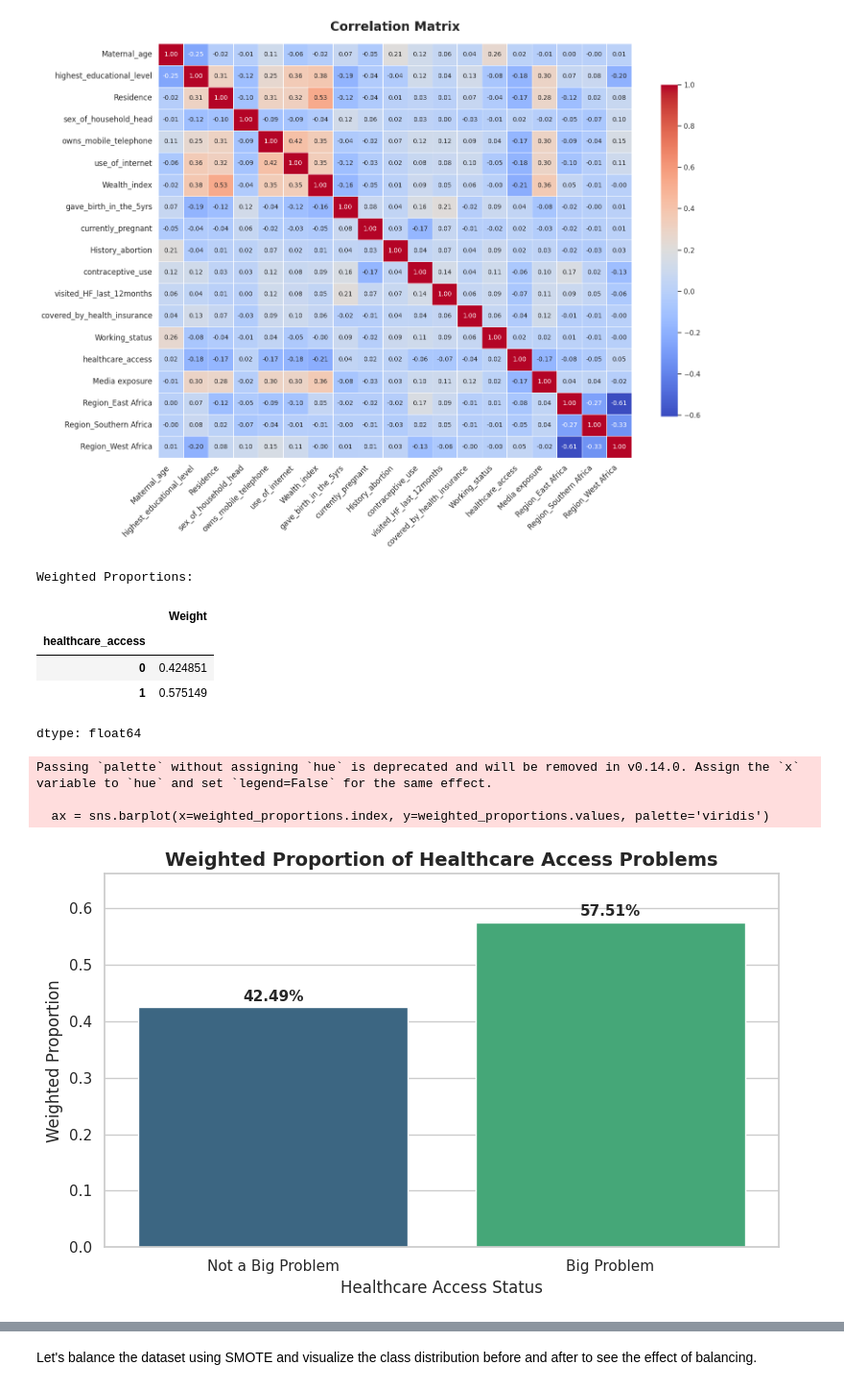
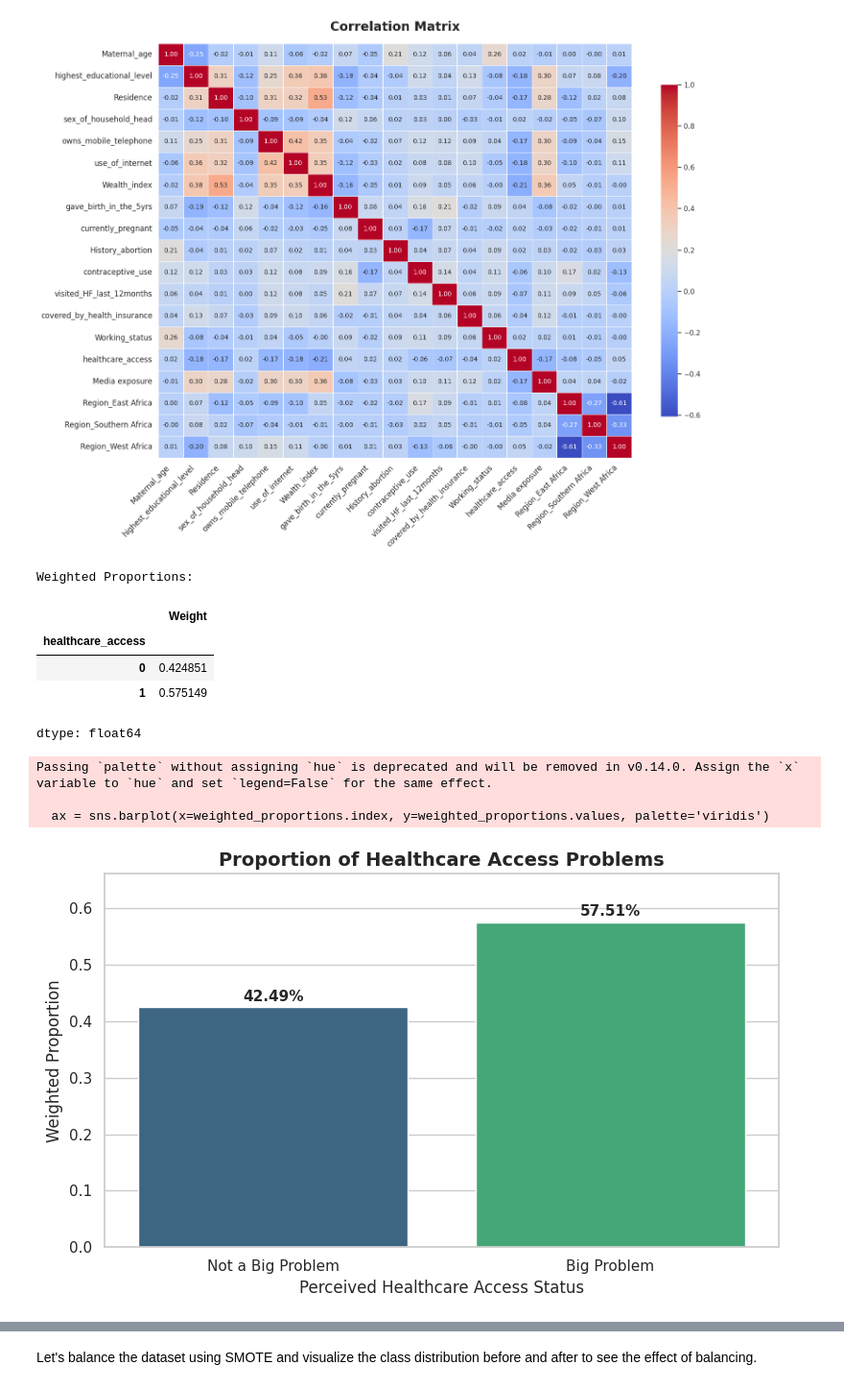
Before and after one commit to Fentahun60/Fentahun, a Jupyter notebook: Healthcare_access_Review_final.ipynb, the cells around one changed output, grey strips where cells are left out. Shown at 96% size. Drawn from its saved outputs; the diff is of its cells as text; code cells hidden in the pictures.

```diff
--- a/Healthcare_access_Review_final.ipynb
+++ b/Healthcare_access_Review_final.ipynb
@@ -1879,33 +1879,33 @@ display(weighted_proportions)
 
 # Create a bar plot of the weighted proportions
 plt.figure(figsize=(8, 5))
 sns.set_theme(style="whitegrid")
 
 ax = sns.barplot(x=weighted_proportions.index, y=weighted_proportions.values, palette='viridis')
 
-plt.title('Weighted Proportion of Healthcare Access Problems', fontsize=14, weight='bold')
-plt.xlabel('Healthcare Access Status', fontsize=12)
+plt.title('Proportion of Healthcare Access Problems', fontsize=14, weight='bold')
+plt.xlabel('Perceived Healthcare Access Status', fontsize=12)
 plt.ylabel('Weighted Proportion', fontsize=12)
 
 # Mapping the x-ticks for clarity
 plt.xticks(ticks=[0, 1], labels=['Not a Big Problem', 'Big Problem'])
 
 # Add proportion values on top of the bars
 for p in ax.patches:
     ax.annotate(f'{p.get_height():.2%}', (p.get_x() + p.get_width() / 2., p.get_height()),
                 ha='center', va='center', xytext=(0, 8), textcoords='offset points', fontsize=11, weight='bold')
 
 plt.ylim(0, weighted_proportions.max() * 1.15)
 plt.tight_layout()
 plt.show()
 # %% [output]
 Weighted Proportions:
 |  | Weight |
 | healthcare_access |  |
 | 0 | 0.424851 |
 | 1 | 0.575149 |
 dtype: float64
 Passing `palette` without assigning `hue` is deprecated and will be removed in v0.14.0. Assign the `x` variable to `hue` and set `legend=False` for the same effect.
 
   ax = sns.barplot(x=weighted_proportions.index, y=weighted_proportions.values, palette='viridis')
-[figure, old version]
+[figure, new version]
```
Also changed, not shown: parts of 11 cells of this notebook.
